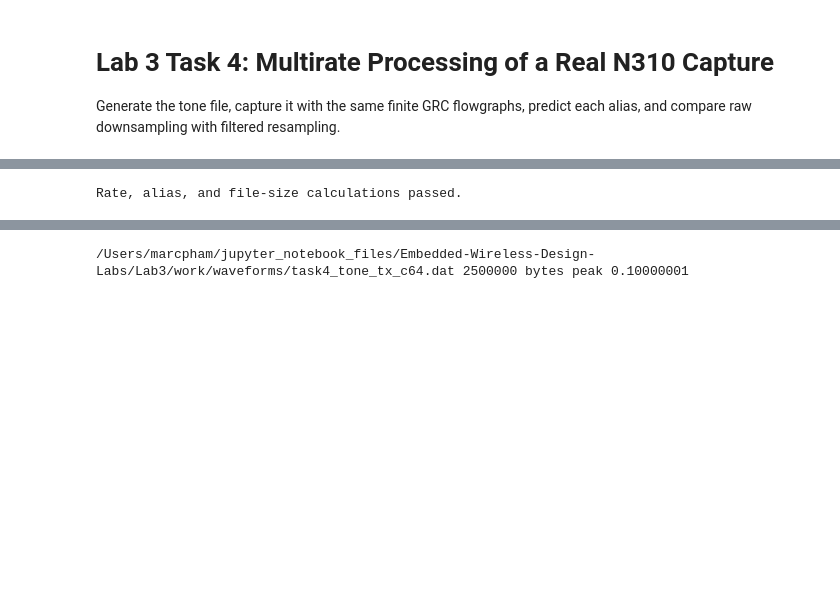
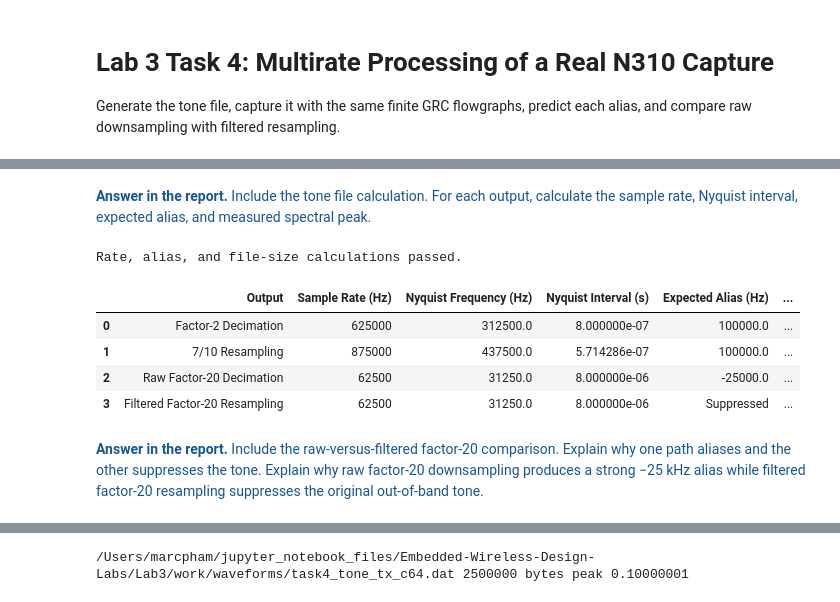
Before and after one commit to 48774861/Embedded-Wireless-Design-Labs, a Jupyter notebook: Lab3/Lab3_Task4_Real_Multirate_Student.ipynb, the cells around one changed output, grey strips where cells are left out. Drawn from its saved outputs; the diff is of its cells as text; code cells hidden in the pictures; blank space fills up the shorter version.

Commit message:
Task 4 report is done, only Task 3 left

```diff
--- a/Lab3/Lab3_Task4_Real_Multirate_Student.ipynb
+++ b/Lab3/Lab3_Task4_Real_Multirate_Student.ipynb
@@ -28,4 +30,7 @@ print("Lab root:", LAB_ROOT)
 Lab root: /Users/marcpham/jupyter_notebook_files/Embedded-Wireless-Design-Labs/Lab3
+# %% [markdown]
+<span style="color:#165696"><b>Answer in the report.</b> Include the tone file calculation. For each output, calculate the sample rate, Nyquist interval, expected
+alias, and measured spectral peak.</span>
 # %%
 from lab3_dsp import principal_alias
 from lab3_tools import analyze_tone_capture, generate_tone_file, plot_task4_analysis
@@ -62,3 +67,58 @@ assert capture_bytes == 80_000_000
 print("Rate, alias, and file-size calculations passed.")
 # %% [output]
 Rate, alias, and file-size calculations passed.
+# %%
+report_df = pd.DataFrame({
+    "Output": [
+        "Factor-2 Decimation",
+        "7/10 Resampling",
+        "Raw Factor-20 Decimation",
+        "Filtered Factor-20 Resampling"
+    ],
+    "Sample Rate (Hz)": [
+        rate_factor2_sps,
+        rate_ratio7_10_sps,
+        rate_factor20_sps,
+        rate_factor20_sps
+    ],
+    "Nyquist Frequency (Hz)": [
+        rate_factor2_sps / 2,
+        rate_ratio7_10_sps / 2,
+        rate_factor20_sps / 2,
+        rate_factor20_sps / 2
+    ],"Nyquist Interval (s)": [
+        1/(2*rate_factor2_sps),
+        1/(2*rate_ratio7_10_sps),
+        1/(2*rate_factor20_sps),
+        1/(2*rate_factor20_sps)
+    ],
+    "Expected Alias (Hz)": [
+        alias_factor2_hz,
+        alias_ratio7_10_hz,
+        alias_factor20_hz,
+        "Suppressed"
+    ],
+    "Measured Peak (Hz)": [
+        result["peaks_hz"]["Raw factor 2: 625 kS/s"],
+        result["peaks_hz"]["Filtered ratio 7/10: 875 kS/s"],
+        result["peaks_hz"]["Raw factor 20: 62.5 kS/s"],
+        result["peaks_hz"]["Filtered factor 20: 62.5 kS/s"]
+    ],
+    "Peak Power (dB)": [
+        result["powers_db"]["Raw factor 2: 625 kS/s"],
+        result["powers_db"]["Filtered ratio 7/10: 875 kS/s"],
+        result["powers_db"]["Raw factor 20: 62.5 kS/s"],
+        result["powers_db"]["Filtered factor 20: 62.5 kS/s"]
+    ]
+})
+
+display(report_df)
+# %% [output]
+|  | Output | Sample Rate (Hz) | Nyquist Frequency (Hz) | Nyquist Interval (s) | Expected Alias (Hz) | ... |
+| 0 | Factor-2 Decimation | 625000 | 312500.0 | 8.000000e-07 | 100000.0 | ... |
+| 1 | 7/10 Resampling | 875000 | 437500.0 | 5.714286e-07 | 100000.0 | ... |
+| 2 | Raw Factor-20 Decimation | 62500 | 31250.0 | 8.000000e-06 | -25000.0 | ... |
+| 3 | Filtered Factor-20 Resampling | 62500 | 31250.0 | 8.000000e-06 | Suppressed | ... |
+# %% [markdown]
+<span style="color:#165696"><b>Answer in the report.</b>  Include the raw-versus-filtered factor-20 comparison. Explain why one path aliases and the other suppresses the tone. Explain why raw factor-20 downsampling produces a strong −25
+kHz alias while filtered factor-20 resampling suppresses the original out-of-band tone.</span>
```
Also changed, not shown: parts of 5 cells of this notebook, 7 other files.
